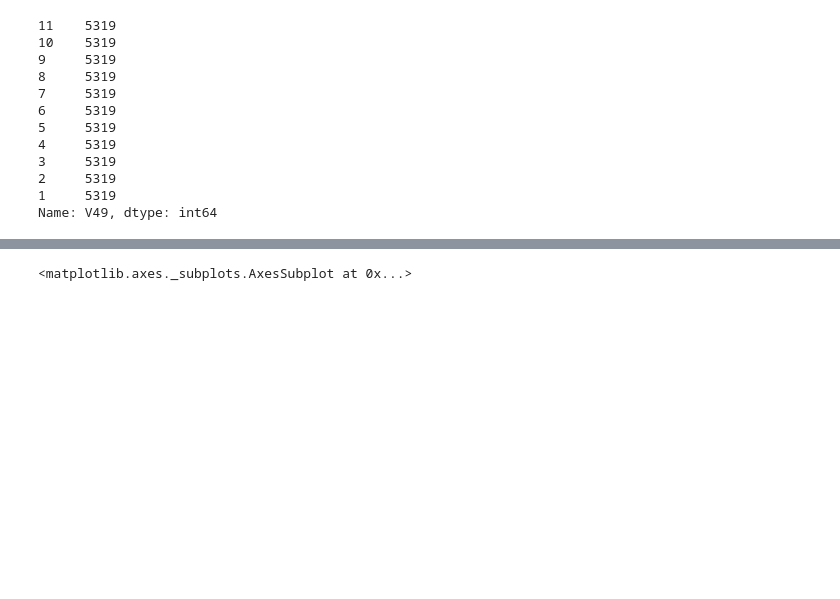
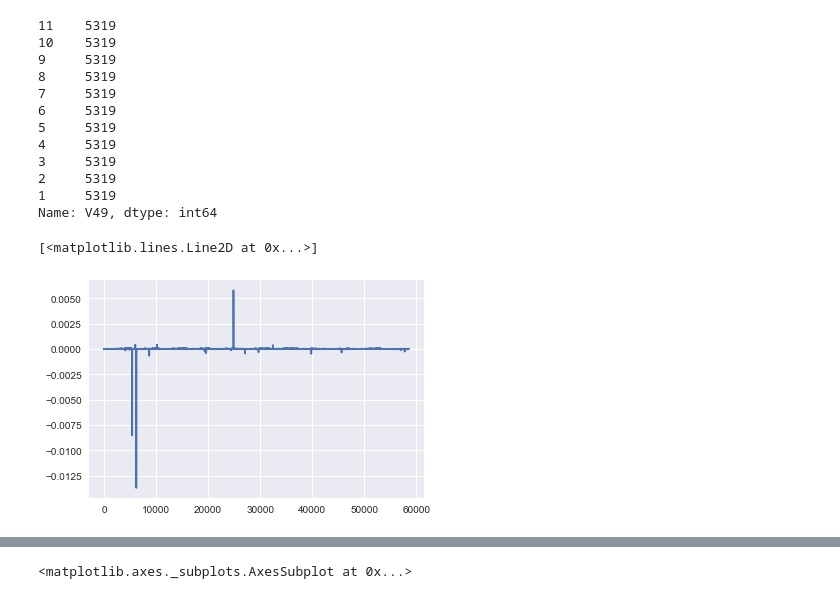
Before and after one commit to sravand93/Reaserch_Internsip-INSOFE_batch31, a Jupyter notebook: sensorless_diagnosis.ipynb, the cells around one changed output, grey strips where cells are left out. Saved outputs shown, nothing was run; the diff lists cells and outputs as text; code cells hidden in the pictures; blank space fills up the shorter version.

```diff
--- a/sensorless_diagnosis.ipynb
+++ b/sensorless_diagnosis.ipynb
@@ -100,3 +84,8 @@ diagnosis_data.V49.value_counts()
 2     5319
 1     5319
 Name: V49, dtype: int64
+# %%
+plt.plot(diagnosis_data.V1)
+# %% [output]
+[<matplotlib.lines.Line2D at 0x...>]
+[figure, added]
```
Also changed, not shown: parts of 8 cells of this notebook.
